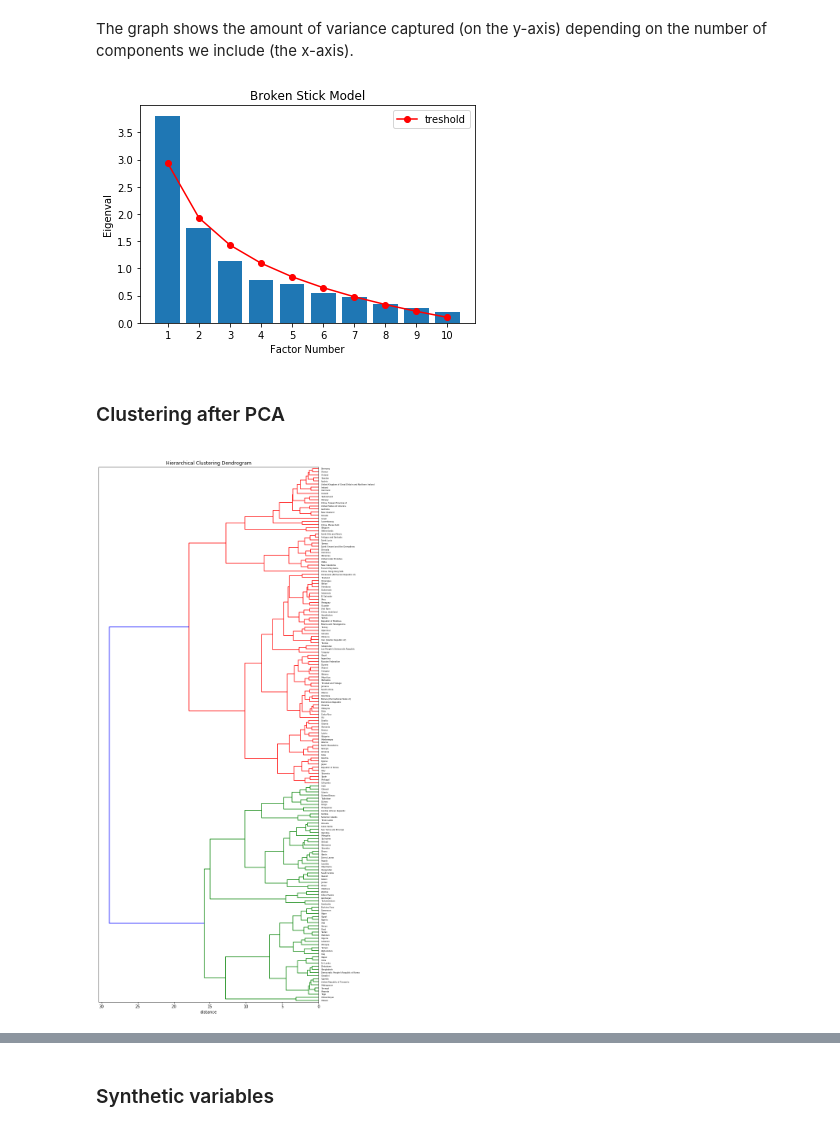
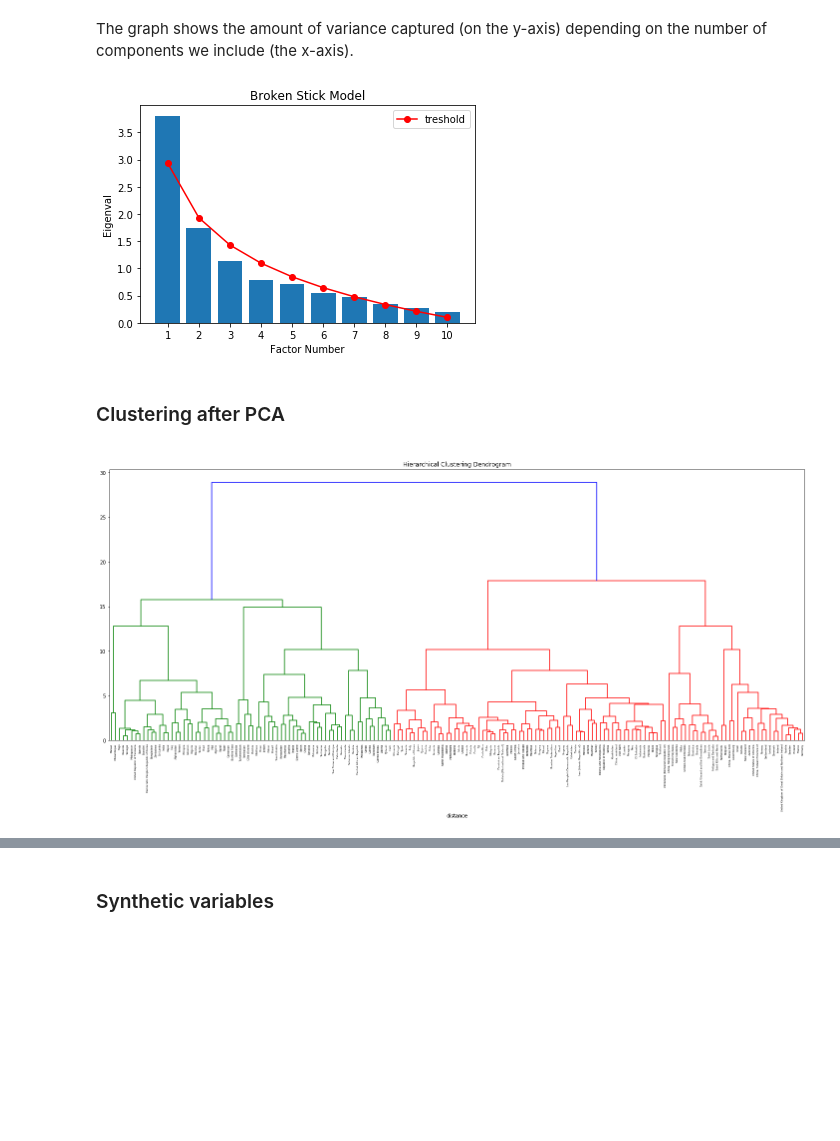
Before and after one commit to Michael-Orange/MarketStudy_ChickenExports_OC, a Jupyter notebook: P5_analysis.ipynb, the cells around one changed output, grey strips where cells are left out. Saved outputs shown, nothing was run; the diff lists cells and outputs as text; code cells hidden in the pictures; blank space fills up the shorter version.

```diff
--- a/P5_analysis.ipynb
+++ b/P5_analysis.ipynb
@@ -237,10 +250,11 @@ display_scree_plot(pca)
 [figure]
 # %% [markdown]
 The graph shows the amount of variance captured (on the y-axis) depending on the number of components we include (the x-axis).
-# %%
-display_broken_sticks_plot(pca, n)
-# %% [output]
-[figure, removed]
+# %%
+fig = display_broken_sticks_plot(pca, n)
+fig.savefig('data/output_graphics/brokenstick', transparent=True)
+# %% [output]
+[figure, added]
 # %%
 n_comp = 3
 # %%
@@ -254,9 +268,10 @@ X_projected = pca.transform(X_scaled)
 # %%
 # Clustering hiérarchique
 Z = hierarchy.linkage(X_scaled, 'ward')
 
-#dendogram
-plot_dendrogram(Z, names)
+#dendrogram
+fig = plot_dendrogram(Z, names, orientation='top')
+fig.savefig('data/output_graphics/dendogram', transparent=True)
 # %% [output]
-[figure, old version]
+[figure, new version]
 # %%
```
Also changed, not shown: parts of 45 cells of this notebook, 19 other files.
